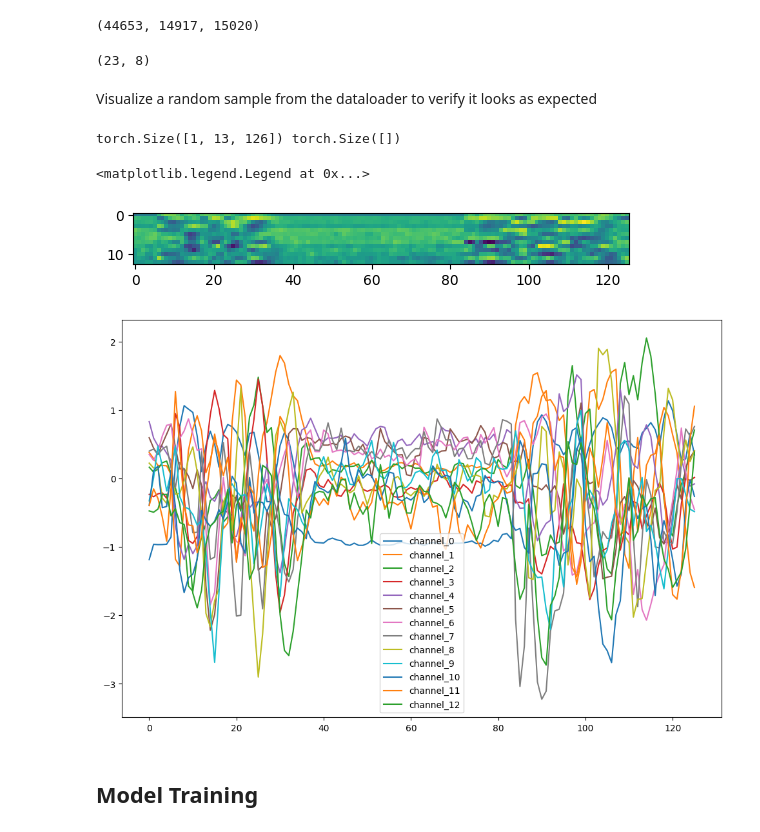
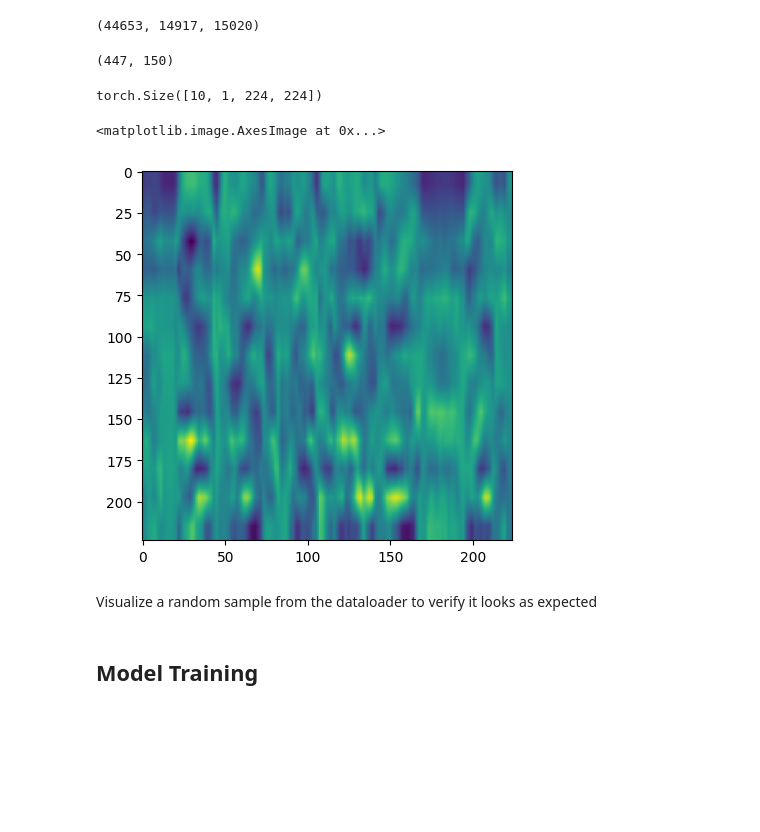
Before and after one commit to renzo-b/audio-speaker-recognition, a Jupyter notebook: notebooks/speaker_verification_faster_train_clean_100.ipynb, the cells around one changed output. Cells and saved outputs as stored; diff of their text form; code cells hidden in the pictures; blank space fills up the shorter version.

```diff
--- a/notebooks/speaker_verification_faster_train_clean_100.ipynb
+++ b/notebooks/speaker_verification_faster_train_clean_100.ipynb
@@ -225,7 +225,8 @@ class MFCCData(Dataset):
         mfcc = mfcc.reshape(len(self.mfcc_channel_db.columns), -1)
 
         if self.transform:
-            mfcc = array_to_image_transform(mfcc)
+            mfcc = mfcc.reshape(1, mfcc.shape[0], mfcc.shape[1])
+            mfcc = np.transpose(mfcc, [1, 2, 0])
             mfcc = self.transform(mfcc)
 
         else:
@@ -408,7 +409,7 @@ def get_datasets(base_dataset, speaker_dict : dict, window_size : int, sample_ra
 sample_rate = 16000 # 16kHz
 window_size = 4 * sample_rate # 1 second has 16000 samples, window_size is 4 seconds
 
-batch_size = 200
+batch_size = 10
 
 train_pct = 0.60
 val_pct = 0.20
@@ -416,7 +417,7 @@ test_pct = 0.20
 number_spectral_coefficients = 13
 cepstral_normalize = True
 
-transform = None
+transform = transforms.Compose([transforms.ToTensor(), transforms.Resize(size=(224, 224))])
 # %%
 speaker_dict = speaker_encoder(np.unique(df_spkr['speaker_id']))
 mfcc_dataset_train, mfcc_dataset_val, mfcc_dataset_test = get_datasets(dataset,
@@ -446,27 +447,33 @@ mfcc_dataset_train.__len__(), mfcc_dataset_val.__len__(), mfcc_dataset_test.__le
 # %%
 train_loader.__len__(), val_loader.__len__()
 # %% [output]
-(23, 8)
+(447, 150)
+# %%
+for a, b in train_loader:
+    break
+print(a.shape)
+# %% [output]
+torch.Size([10, 1, 224, 224])
+# %%
+plt.imshow(np.transpose(a[0].to('cpu').numpy(), [1, 2, 0]))
+# %% [output]
+<matplotlib.image.AxesImage at 0x...>
+[figure, added]
 # %% [markdown]
 Visualize a random sample from the dataloader to verify it looks as expected
 # %%
-random_sample = np.random.randint(0, 2300)
-sample_mfcc, sample_speaker = mfcc_dataset_train.__getitem__(random_sample)
+# random_sample = np.random.randint(0, 2300)
+# sample_mfcc, sample_speaker = mfcc_dataset_train.__getitem__(random_sample)
 
-print(sample_mfcc.shape, sample_speaker.shape)
+# print(sample_mfcc.shape, sample_speaker.shape)
 
-mfcc_arr = sample_mfcc.to('cpu').numpy().reshape(13, 126)
-plt.figure()
-plt.imshow(mfcc_arr)
-plt.figure(figsize=(12, 8))
-for i in range(mfcc_arr.shape[0]):
-    plt.plot(mfcc_arr[i,:], label=f"channel_{i}")
-plt.legend()
+# mfcc_arr = sample_mfcc.to('cpu').numpy().reshape(13, 126)
+# plt.figure()
+# plt.imshow(mfcc_arr)
+# plt.figure(figsize=(12, 8))
+# for i in range(mfcc_arr.shape[0]):
+#     plt.plot(mfcc_arr[i,:], label=f"channel_{i}")
+# plt.legend()
-# %% [output]
-torch.Size([1, 13, 126]) torch.Size([])
-<matplotlib.legend.Legend at 0x...>
-[figure, removed]
-[figure, removed]
 # %% [markdown]
 ## Model Training
 # %%
```
Also changed, not shown: parts of 8 cells of this notebook.
